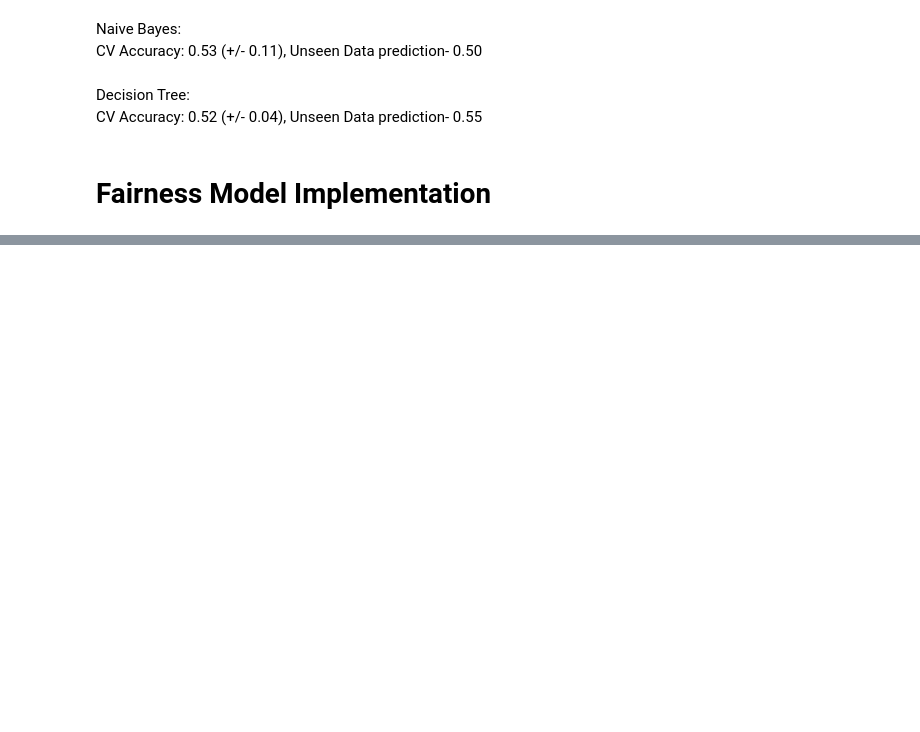
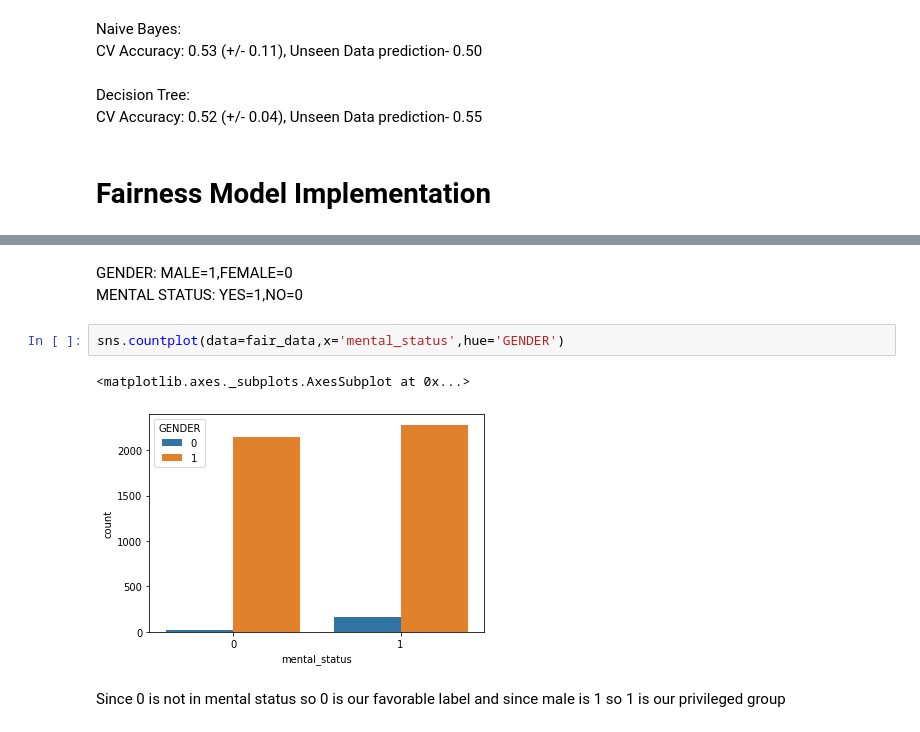
Before and after one commit to FrancisDcruz/OpenFairness, a Jupyter notebook: crime_fareness_.ipynb, the cells around one changed output, grey strips where cells are left out. Saved outputs shown, nothing was run; the diff lists cells and outputs as text; blank space fills up the shorter version.

```diff
--- a/crime_fareness_.ipynb
+++ b/crime_fareness_.ipynb
@@ -344,0 +380,10 @@ fair_data.head()
+# %% [markdown]
+GENDER: MALE=1,FEMALE=0
+MENTAL STATUS: YES=1,NO=0
+# %%
+sns.countplot(data=fair_data,x='mental_status',hue='GENDER')
+# %% [output]
+<matplotlib.axes._subplots.AxesSubplot at 0x...>
+[figure, added]
+# %% [markdown]
+Since 0 is not in mental status so 0 is our favorable label and since male is 1 so 1 is our privileged group
```
Also changed, not shown: parts of 48 cells of this notebook.
